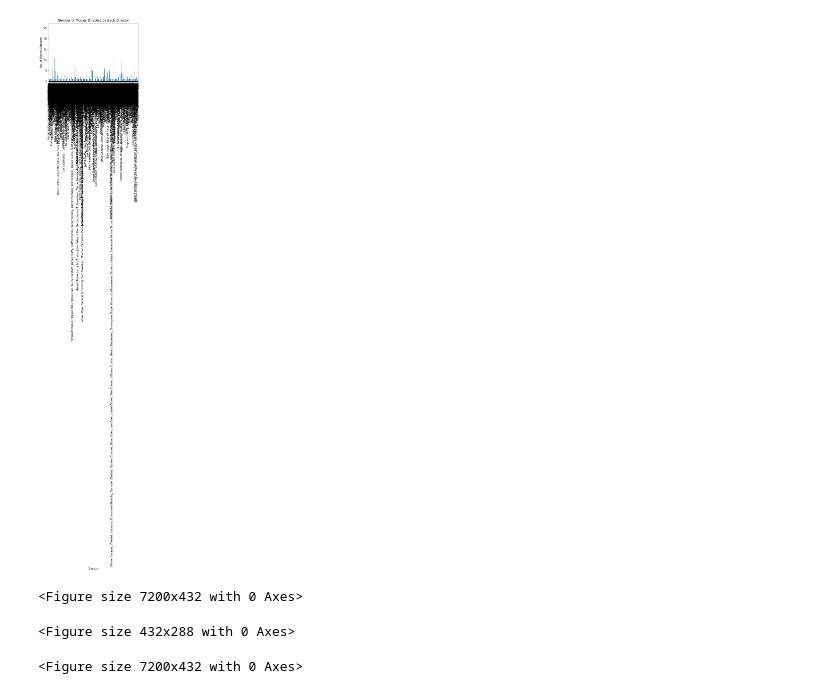
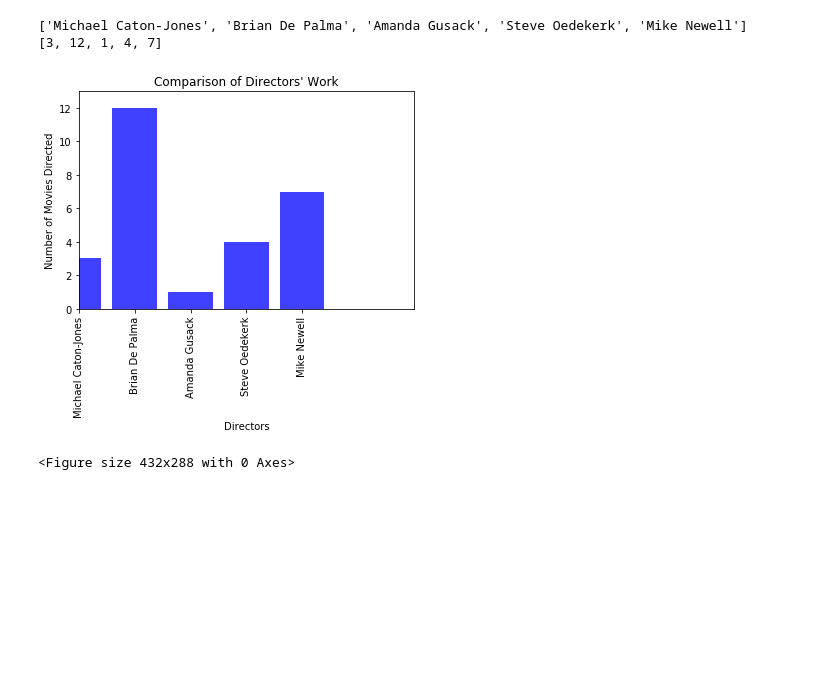
Before and after one commit to suvs27/Movie2019, a Jupyter notebook: movie_project_working.ipynb, the cells around one changed output. Saved outputs shown, nothing was run; the diff lists cells and outputs as text; code cells hidden in the pictures; blank space fills up the shorter version.

```diff
--- a/movie_project_working.ipynb
+++ b/movie_project_working.ipynb
@@ -198,21 +74,35 @@ plt.show()
-# %%
-#Directors' movies bar chart
-
-director_names=merged_df.groupby("Director")
-director_movies=director_names['Title'].count()
-director_movies=director_movies.drop(director_movies.index[3])
-director_movies
-director_chart=director_movies.plot(kind="bar",title="Number of Movies Directed by Each Director")
-director_chart.set_xlabel("Director")
-director_chart.set_ylabel("No. of Movies Directed")
-plt.show()
-plt.tight_layout()
-plt.figure(figsize=(100,6))
-# %% [output]
-[figure, removed]
-<Figure size 7200x432 with 0 Axes>
-<Figure size 432x288 with 0 Axes>
-<Figure size 7200x432 with 0 Axes>
+# %%
+#List of 5 random directors and the number of movies they directed
+
+random_directors=[]
+movies_directed=[]
+for i in range(0,5):
+    random_directors.append(random.choice(df["Director"]))
+print(random_directors)
+for director in random_directors:
+    movies_directed.append(len(df[df['Director'] == director]))
+print(movies_directed)
+# %% [output]
+['Michael Caton-Jones', 'Brian De Palma', 'Amanda Gusack', 'Steve Oedekerk', 'Mike Newell']
+[3, 12, 1, 4, 7]
+# %%
+#Directors' movies bar chart using list of random directors
+
+x_axis = np.arange(len(movies_directed))
+plt.bar(x_axis, movies_directed, color='b', alpha=0.75, align="center")
+tick_locations = [value for value in x_axis]
+plt.xticks(tick_locations, random_directors, rotation=90)
+plt.xlim(0, len(x_axis)+1)
+plt.ylim(0, max(movies_directed)+1)
+plt.title("Comparison of Directors' Work")
+plt.xlabel("Directors")
+plt.ylabel("Number of Movies Directed")
+plt.savefig("Graphs/DirectorBarChart.png")
+plt.show()
+plt.tight_layout()
+# %% [output]
+[figure, added]
+<Figure size 432x288 with 0 Axes>
 # %%
 #do .loc by genre and then create genre_groups=merged_df[["Genre", "Rated"]]. do rated_groups=genre_groups.groupby("Rated")
 
```
Also changed, not shown: parts of 20 cells of this notebook.
